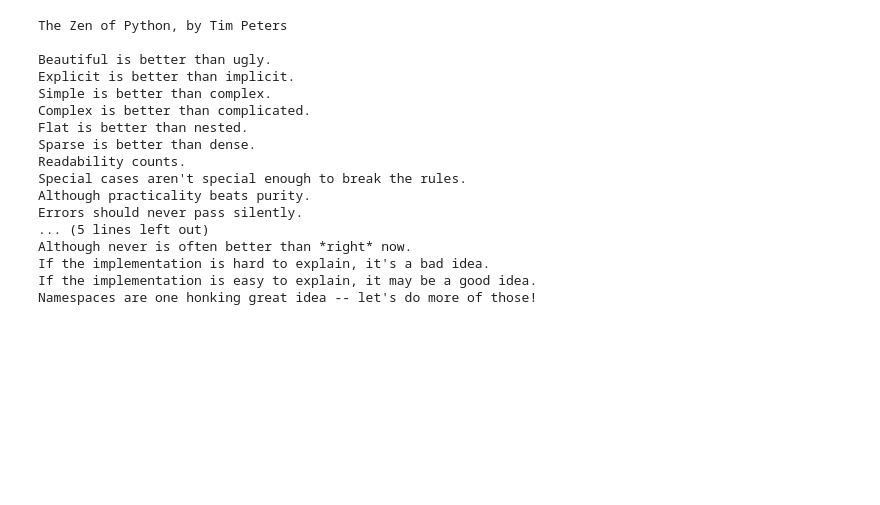
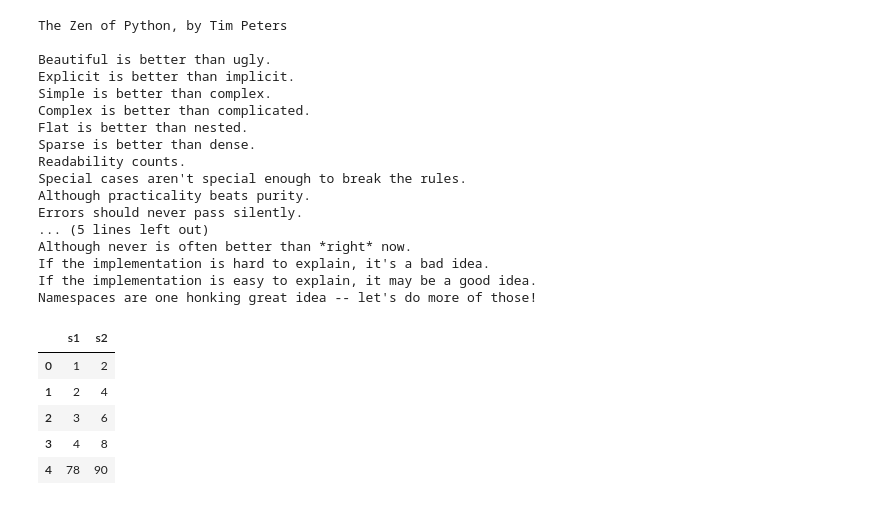
Before and after one commit to kaiomurz/fb_mirror, a Jupyter notebook: utility_code/scraper_sandbox.ipynb, the cells around one changed output. Saved outputs shown, nothing was run; the diff lists cells and outputs as text; code cells hidden in the pictures; blank space fills up the shorter version.

```diff
--- a/utility_code/scraper_sandbox.ipynb
+++ b/utility_code/scraper_sandbox.ipynb
@@ -192,0 +206,15 @@ Namespaces are one honking great idea -- let's do more of those!
+# %%
+df1 = df.copy()
+loc = df.shape[0]
+# df.loc[loc] = [11,22]# [44,85] #[random.randint(1,100), random.randint(1,100)]#
+# df1.loc[loc] = [44,85] #[random.randint(1,100), random.randint(1,100)]#
+df1.loc[loc] = [random.randint(1,100), random.randint(1,100)]
+# %%
+df1
+# %% [output]
+|  | s1 | s2 |
+| 0 | 1 | 2 |
+| 1 | 2 | 4 |
+| 2 | 3 | 6 |
+| 3 | 4 | 8 |
+| 4 | 78 | 90 |
```
Also changed, not shown: parts of 7 cells of this notebook, 3 other files.
